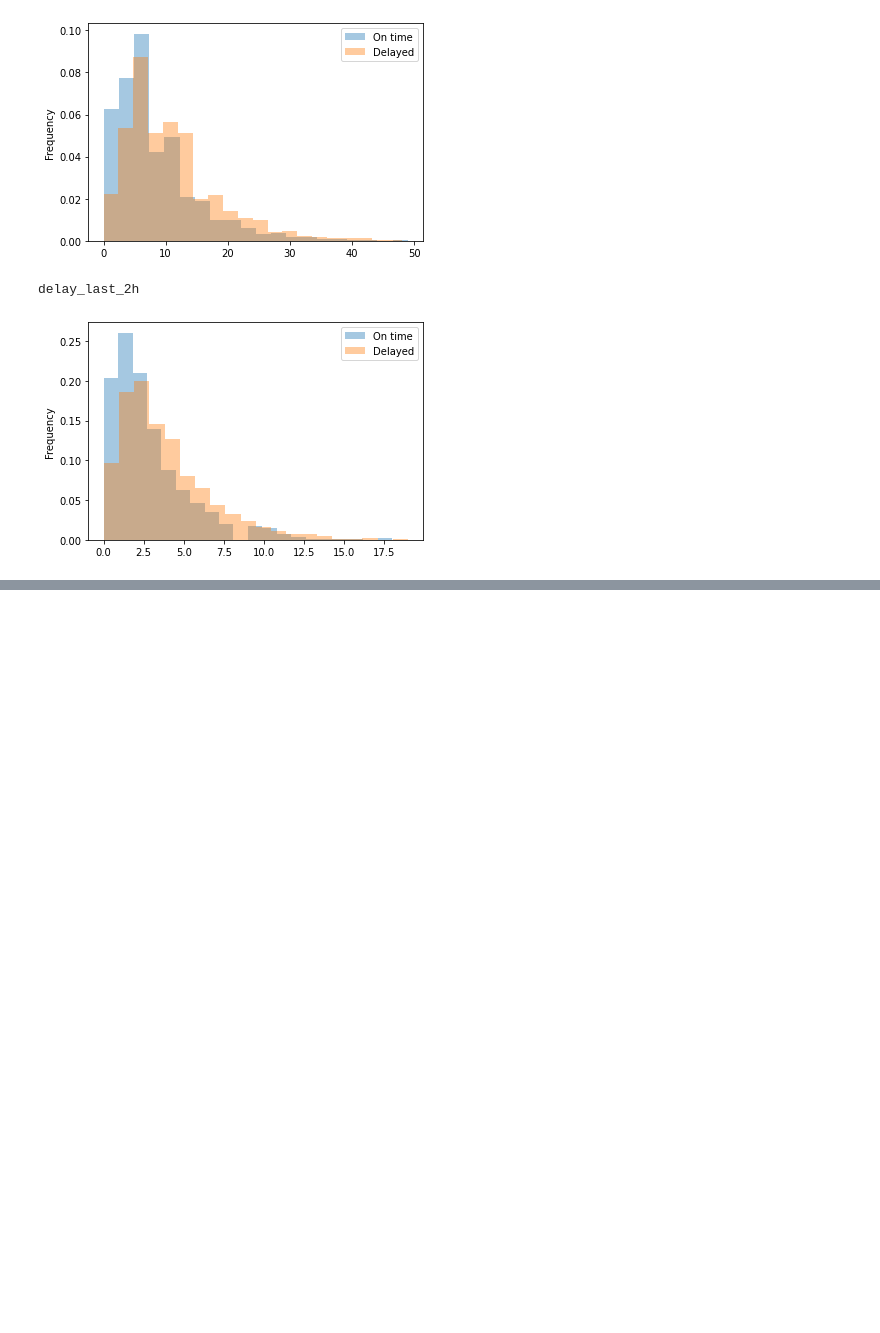
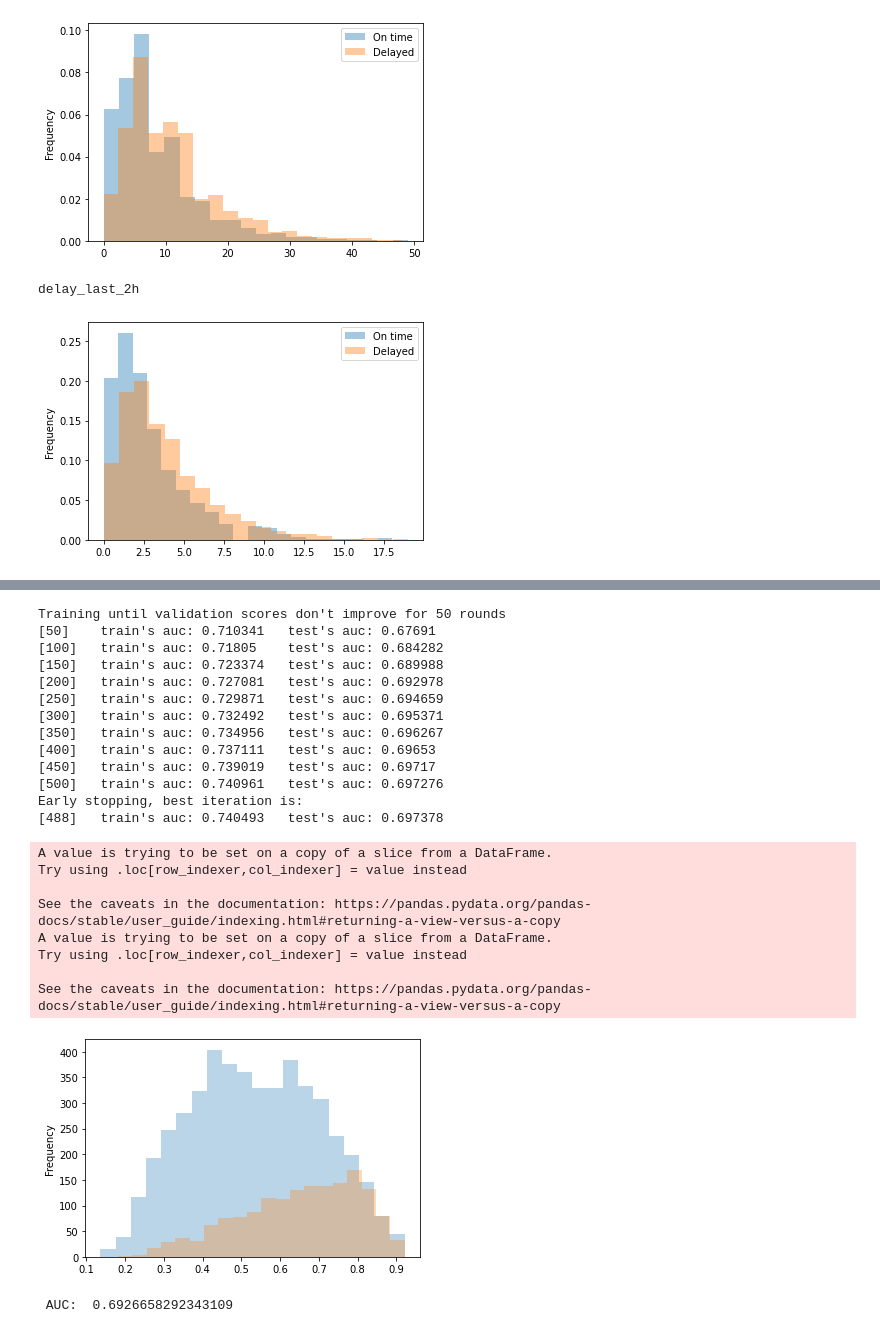
Before and after one commit to giopalmieri/dschallenge-latam, a Jupyter notebook: solution.ipynb, the cells around one changed output, grey strips where cells are left out. Saved outputs shown, nothing was run; the diff lists cells and outputs as text; code cells hidden in the pictures; blank space fills up the shorter version.

```diff
--- a/solution.ipynb
+++ b/solution.ipynb
@@ -163,7 +164,7 @@ Weeks that should be the high_season (based on number of flights)
 df['min_diff']=((df['Fecha-O']-df['Fecha-I']).dt.total_seconds()/60).astype("int16") #diff between dates in minutes
 df['delay_15']=(df['min_diff']>15).astype(bool) #bool is lighter than intergers, using vectorization we can speed-up this step
 df['period_day']=df['Fecha-I'].dt.hour.apply(lambda x: 'night' if x >= 19 or x<= 4 else (
-                                            'morning' if x <= 12 else 'afternoon' )) # one alternative method: map()
+                                            'morning' if x <= 12 else 'afternoon' )).astype('category') # one alternative method: map()
 df.head()
 # %% [output]
 |  | Fecha-I | Vlo-I | Ori-I | Des-I | Emp-I | Fecha-O | Vlo-O | Ori-O | Des-O | Emp-O | ... | ... |
@@ -384,0 +654,66 @@ delay_last_2h
+# %%
+#as we can see the model has a little of overfitting and the test dataset
+# has a great difference for train/val AUC
+#let's use the same params but with the random splitting for train/test
+#we are removing scale_pos_weight parameter because we have a 50/50 sample (scale_pos_weight=1)
+
+d_train = lgb.Dataset(x_train_3,y_train_3)
+d_valid = lgb.Dataset(x_val_3,y_val_3)
+
+#LightGBM uses variables with dtype='category' as categorical columns in the model (even if they are strings)
+params = {
+        'objective' :'binary',
+        'metric':'auc',
+        'learning_rate' :0.0151459,
+        'num_leaves' : 6,
+        'max_depth':3,
+        'feature_fraction': 0.75,
+        'bagging_fraction': 0.95,
+        'bagging_freq':4,
+        'max_bin':20,
+        'lambda_l1':4,
+        'lambda_l2':4,
+        'boosting_type' : 'gbdt',
+        'verbose':-1,
+        'min_data_in_leaf':20,
+       'min_gain_to_split':0.03
+    }
+bst = lgb.train(params,
+                d_train,
+                1000,
+               # valid_sets=[d_train],
+               # valid_names=["train"],
+                valid_sets=[d_train,d_valid],
+                valid_names=["train","test"],
+                verbose_eval=50,
+                early_stopping_rounds=50)
+test["y_pred"]=bst.predict(test[features])
+test["y_pred2"]=(test["y_pred"]>0.5).astype(bool)
+roc_pred=roc_auc_score(test["delay_15"],test["y_pred"])
+test.groupby(['delay_15'])['y_pred'].plot.hist(bins=20,stacked=True,alpha=0.3)
+plt.show()
+print(" AUC: ", roc_pred)
+# %% [output]
+Training until validation scores don't improve for 50 rounds
+[50]    train's auc: 0.710341   test's auc: 0.67691
+[100]   train's auc: 0.71805    test's auc: 0.684282
+[150]   train's auc: 0.723374   test's auc: 0.689988
+[200]   train's auc: 0.727081   test's auc: 0.692978
+[250]   train's auc: 0.729871   test's auc: 0.694659
+[300]   train's auc: 0.732492   test's auc: 0.695371
+[350]   train's auc: 0.734956   test's auc: 0.696267
+[400]   train's auc: 0.737111   test's auc: 0.69653
+[450]   train's auc: 0.739019   test's auc: 0.69717
+[500]   train's auc: 0.740961   test's auc: 0.697276
+Early stopping, best iteration is:
+[488]   train's auc: 0.740493   test's auc: 0.697378
+A value is trying to be set on a copy of a slice from a DataFrame.
+Try using .loc[row_indexer,col_indexer] = value instead
+
+See the caveats in the documentation: https://pandas.pydata.org/pandas-docs/stable/user_guide/indexing.html#returning-a-view-versus-a-copy
+A value is trying to be set on a copy of a slice from a DataFrame.
+Try using .loc[row_indexer,col_indexer] = value instead
+
+See the caveats in the documentation: https://pandas.pydata.org/pandas-docs/stable/user_guide/indexing.html#returning-a-view-versus-a-copy
+[figure, added]
+ AUC:  0.6926658292343109
```
Also changed, not shown: parts of 19 cells of this notebook.
